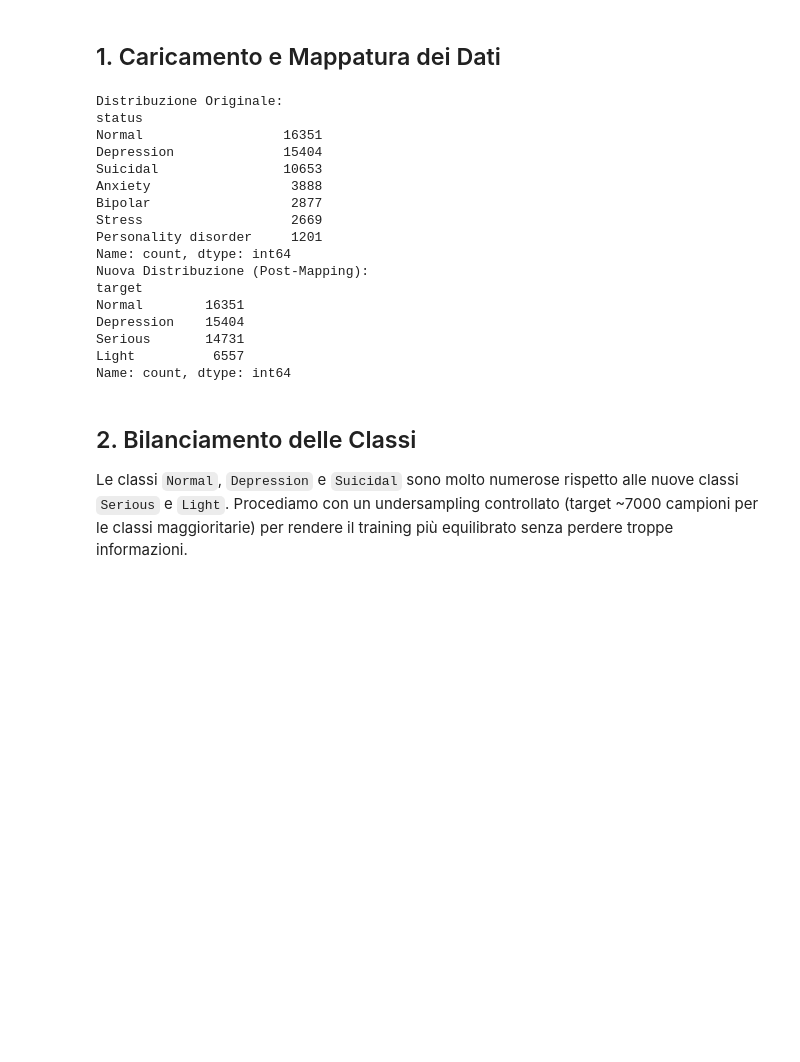
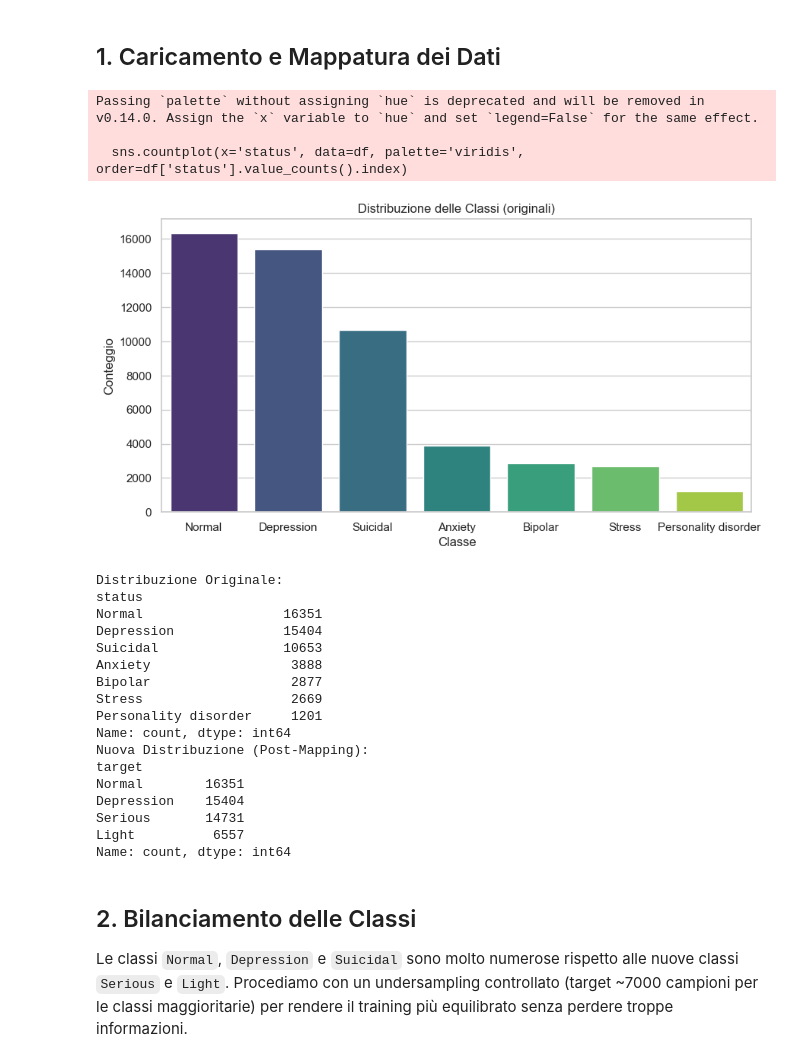
Before and after one commit to DataScience-Golddiggers/Faboulous-Interpretr, a Jupyter notebook: notebooks/1_EDA_and_Baseline.ipynb, the cells around one changed output. Drawn from its saved outputs; the diff is of its cells as text; code cells hidden in the pictures; blank space fills up the shorter version.

```diff
--- a/notebooks/1_EDA_and_Baseline.ipynb
+++ b/notebooks/1_EDA_and_Baseline.ipynb
@@ -30,42 +30,54 @@ plt.rcParams['figure.figsize'] = (10, 6)
 # %%
 # Caricamento dataset
 df = pd.read_csv('../data/processed/mental.csv')
+
+# Grafico Distribuzione Classi
+plt.figure(figsize=(10, 5))
+sns.countplot(x='status', data=df, palette='viridis', order=df['status'].value_counts().index)
+plt.title('Distribuzione delle Classi (originali)')
+plt.xlabel('Classe')
+plt.ylabel('Conteggio')
+plt.show()
 
 # Visualizza distribuzione originale
 print("Distribuzione Originale:")
 print(df['status'].value_counts())
 
 # Funzione di Mappatura
 def map_labels(label):
     if label in ['Bipolar', 'Personality disorder', 'Suicidal']:
         return 'Serious'
     elif label in ['Anxiety', 'Stress']:
         return 'Light'
     else:
         return label
 
 df['target'] = df['status'].apply(map_labels)
 
 print("Nuova Distribuzione (Post-Mapping):")
 print(df['target'].value_counts())
 # %% [output]
-Distribuzione Originale:
-status
-Normal                  16351
-Depression              15404
-Suicidal                10653
-Anxiety                  3888
-Bipolar                  2877
-Stress                   2669
-Personality disorder     1201
-Name: count, dtype: int64
-Nuova Distribuzione (Post-Mapping):
-target
-Normal        16351
-Depression    15404
-Serious       14731
-Light          6557
-Name: count, dtype: int64
+Passing `palette` without assigning `hue` is deprecated and will be removed in v0.14.0. Assign the `x` variable to `hue` and set `legend=False` for the same effect.
+
+  sns.countplot(x='status', data=df, palette='viridis', order=df['status'].value_counts().index)
+[figure, added]
+Distribuzione Originale:
+status
+Normal                  16351
+Depression              15404
+Suicidal                10653
+Anxiety                  3888
+Bipolar                  2877
+Stress                   2669
+Personality disorder     1201
+Name: count, dtype: int64
+Nuova Distribuzione (Post-Mapping):
+target
+Normal        16351
+Depression    15404
+Serious       14731
+Light          6557
+Name: count, dtype: int64
 # %% [markdown]
 ## 2. Bilanciamento delle Classi
 Le classi `Normal`, `Depression` e `Suicidal` sono molto numerose rispetto alle nuove classi `Serious` e `Light`.
```
Also changed, not shown: 5 other files.
